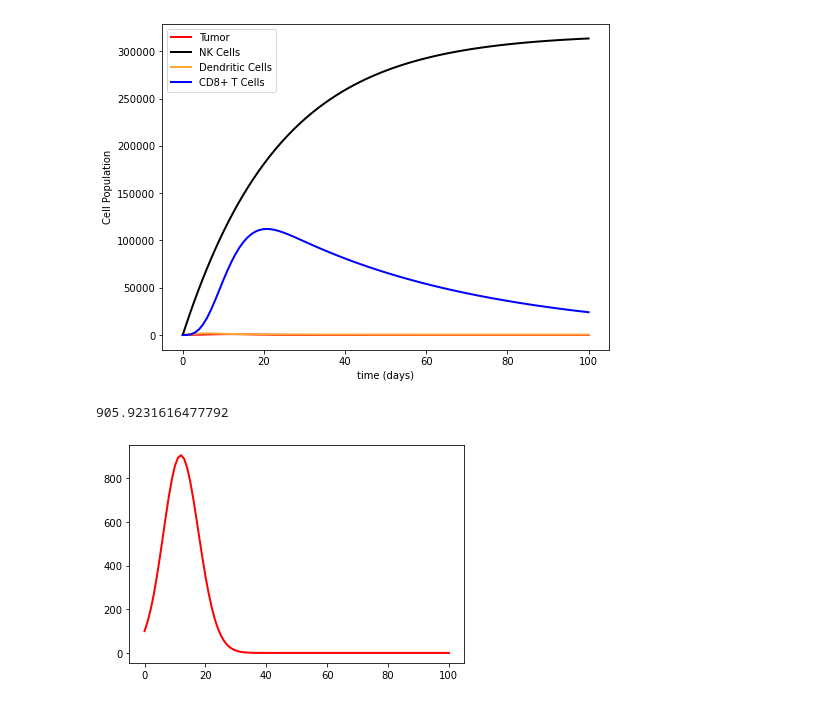
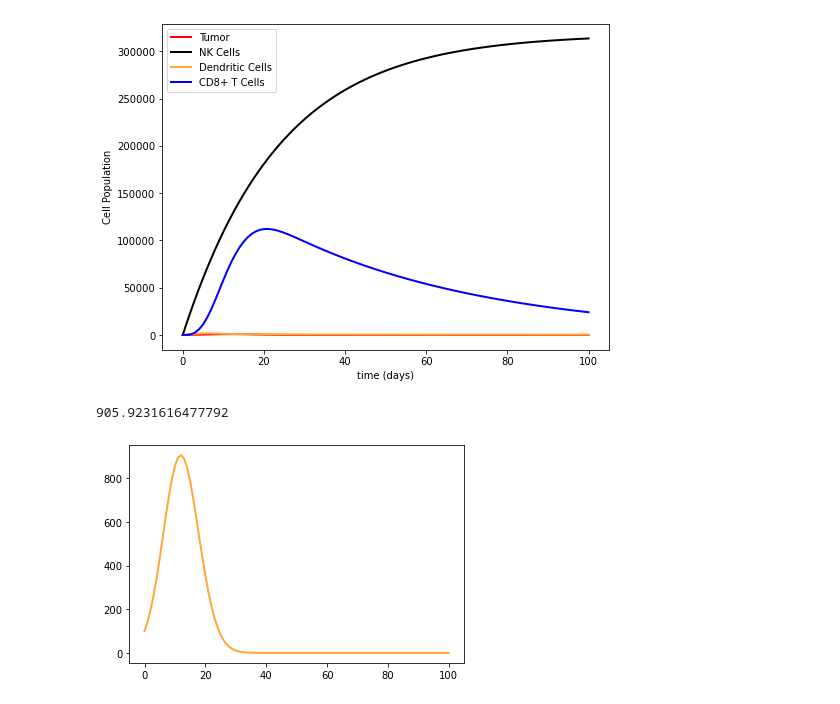
Before and after one commit to CSCI-4314-Final-Project/rk4-solver, a Jupyter notebook: tumor_rk4_simulation_presentation_unni_seshaiyer.ipynb, the cells around one changed output. Saved outputs shown, nothing was run; the diff lists cells and outputs as text; code cells hidden in the pictures.

Commit message:
Working on updating code to work for figure 8 of U+S

```diff
--- a/tumor_rk4_simulation_presentation_unni_seshaiyer.ipynb
+++ b/tumor_rk4_simulation_presentation_unni_seshaiyer.ipynb
@@ -60,13 +60,13 @@ def tumor_immune_chemo_forward_integrate(initial_conditions, params, t):
     """
     T0, N0, D0, L0, M0, I0 = initial_conditions
     T, N, D, L, M, I = [T0], [N0], [D0], [L0], [M0], [I0]
-    a, b, c1, j, k, K_T, s1, g1, h1, c2, d1, K_N, e, s2, f1, d2, d3, K_L, g, f2, h, u, r1, p_I, g_I, i, v_L, d4, V_m, d5, V_i = params
+    a, b, c1, j, k, K_T, s1, g1, h1, c2, d1, K_N, e, s2, f1, d2, d3, K_D, g, f2, h, u, r1, p_I, g_I, i, v_L, d4, V_m, d5, V_i, K_L = params
     dt = t[1] - t[0]
 
     for _ in t[1:]:
         Tt = T[-1] + (a*T[-1]*(1 - b*T[-1]) - (c1*N[-1] + j*D[-1] + k*L[-1])*T[-1] - K_T*z_M(M[-1])*T[-1])*dt
         Nt = N[-1] + (s1+((g1 * N[-1]*T[-1]**2) / (h1 + T[-1]**2))-((c2*T[-1] - d1*D[-1])*N[-1]) - K_N*z_M(M[-1])*N[-1] - e*N[-1])*dt
-        Dt = D[-1] + (s2 - (f1*L[-1] + d2*N[-1] - d3*T[-1])*D[-1] - K_L*z_M(M[-1])*D[-1] - g*D[-1])*dt
+        Dt = D[-1] + (s2 - (f1*L[-1] + d2*N[-1] - d3*T[-1])*D[-1] - K_D*z_M(M[-1])*D[-1] - g*D[-1])*dt
         Lt = L[-1] + (f2*D[-1]*T[-1] - h*L[-1]*T[-1] - u*N[-1]*(L[-1]**2) + r1*N[-1]*T[-1] + ((p_I * L[-1]*I[-1]) / (g_I + I[-1])) - K_L*z_M(M[-1])*L[-1] - i*L[-1] + v_L)*dt
         Mt = M[-1] + (-d4*M[-1] + V_m)*dt
         It = I[-1] + (-d5*I[-1] + V_i)*dt
@@ -117,7 +117,7 @@ M0 = 0.5
 I0 = 0.5
 initial_conditions = (T0, N0, D0, L0, M0, I0)
 
-# a, b, c1, j, k, K_T, s1, g1, h1, c2, d1, K_N, e, s2, f1, d2, d3, K_L, g, f2, h, u, r1, p_I, g_I, i, v_L, d4, V_m, d5, V_i
+# a, b, c1, j, k, K_T, s1, g1, h1, c2, d1, K_N, e, s2, f1, d2, d3, K_D, g, f2, h, u, r1, p_I, g_I, i, v_L, d4, V_m, d5, V_i, K_L
 a = 4.31e-1 # Tumor growth rate
 b = 2.17e-8 # Tumor carrying capacity
 c1 = 3.5e-6 # NK cell tumor cell kill rate
@@ -136,13 +136,13 @@ e = 4.12e-2 # death rate of NK cell
 s2 = 4.8e2 # source of dendritic cell
 f1 = 1e-8 # CD8+ T cell dendritic cells kill rate
 d2 = 4e-6 # NK cell dendritic cell kill rate
-d3 =  0# rate of tumor cells priming dendritic cells, originally 1e-4
+d3 = 0 # rate of tumor cells priming dendritic cells, originally 1e-4
 K_L = 0
 g = 2.4e-2 # death rate of dendritic cells
 
 f2 = 0.01 # rate of dendritic cells priming CD8+ T cell
 h = 3.42e-10 # T inactivation rate by tumor cells
-u =  0 # regulatory function by Nk cells of CD8+ T cells, originally 1.8e-8
+u = 0 # regulatory function by Nk cells of CD8+ T cells, originally 1.8e-8
 r1 = 0
 p_I = 0
 g_I = 0
@@ -153,8 +153,9 @@ d4 = 0
 V_m = 0
 d5 = 0
 V_i = 0
+K_D = 0
 
-params = a, b, c1, j, k, K_T, s1, g1, h1, c2, d1, K_N, e, s2, f1, d2, d3, K_L, g, f2, h, u, r1, p_I, g_I, i, v_L, d4, V_m, d5, V_i
+params = a, b, c1, j, k, K_T, s1, g1, h1, c2, d1, K_N, e, s2, f1, d2, d3, K_D, g, f2, h, u, r1, p_I, g_I, i, v_L, d4, V_m, d5, V_i, K_L
 
 # Timesteps in days
 t_max = 100
@@ -187,8 +188,8 @@ ax.set_ylabel('Cell Population')
 Text(0, 0.5, 'Cell Population')
 [figure]
 # %%
-plt.plot(t,T,label='Tumor',color=colors['T'],linewidth=2)
+plt.plot(t,T,label='T Cells',color=colors['D'],linewidth=2)
 print(np.max(T))
 # %% [output]
 905.9231616477792
-[figure, old version]
+[figure, new version]
```
Also changed, not shown: parts of 4 cells of this notebook, 1 other file.
